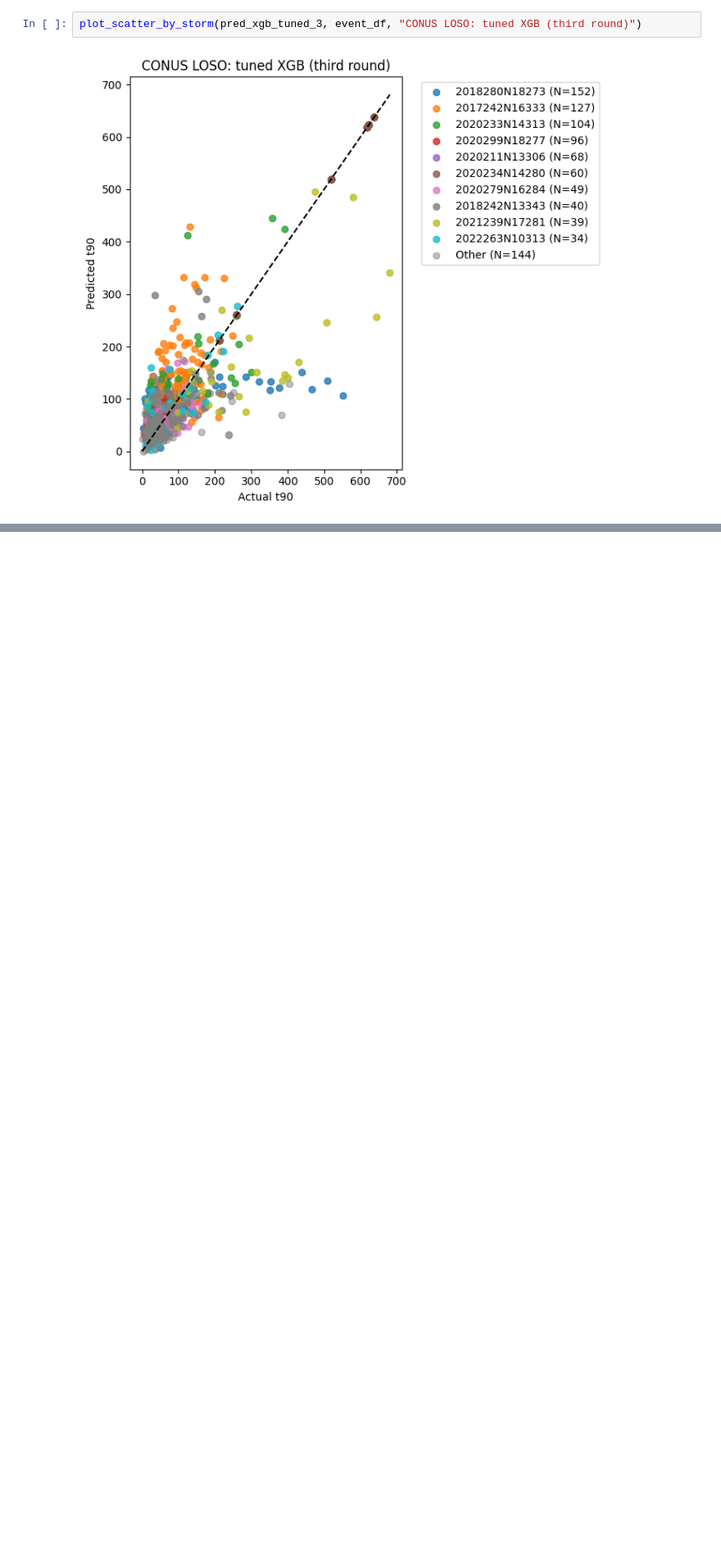
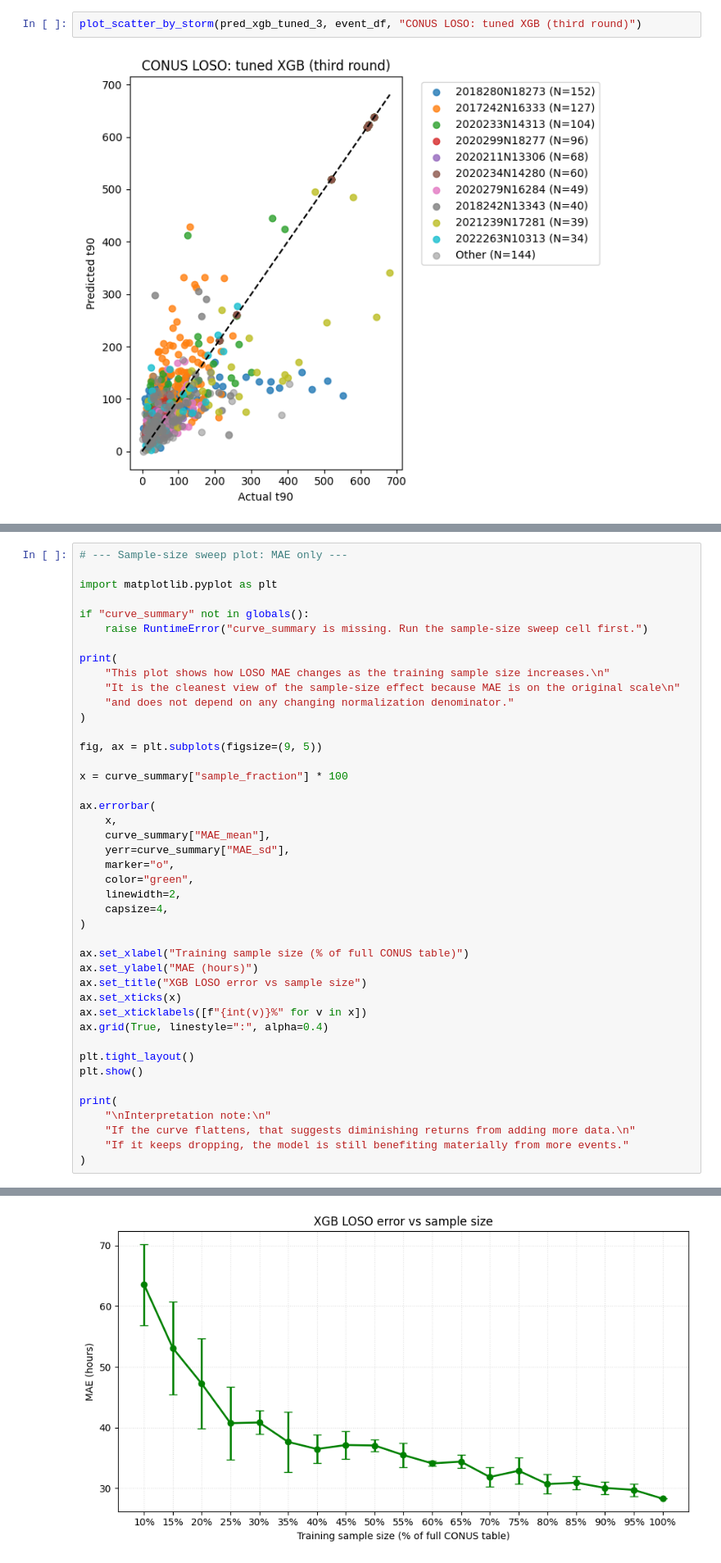
Before and after one commit to lukemccarvill/outage-recovery-forecasting, a Jupyter notebook: python_scripts/CONUS_modelling.ipynb, the cells around one changed output, grey strips where cells are left out. Shown at 82% size. Saved outputs shown, nothing was run; the diff lists cells and outputs as text; blank space fills up the shorter version.

```diff
--- a/python_scripts/CONUS_modelling.ipynb
+++ b/python_scripts/CONUS_modelling.ipynb
@@ -2132,0 +2815,44 @@ plot_scatter_by_storm(pred_xgb_tuned_3, event_df, "CONUS LOSO: tuned XGB (third
+# %%
+# --- Sample-size sweep plot: MAE only ---
+
+import matplotlib.pyplot as plt
+
+if "curve_summary" not in globals():
+    raise RuntimeError("curve_summary is missing. Run the sample-size sweep cell first.")
+
+print(
+    "This plot shows how LOSO MAE changes as the training sample size increases.\n"
+    "It is the cleanest view of the sample-size effect because MAE is on the original scale\n"
+    "and does not depend on any changing normalization denominator."
+)
+
+fig, ax = plt.subplots(figsize=(9, 5))
+
+x = curve_summary["sample_fraction"] * 100
+
+ax.errorbar(
+    x,
+    curve_summary["MAE_mean"],
+    yerr=curve_summary["MAE_sd"],
+    marker="o",
+    color="green",
+    linewidth=2,
+    capsize=4,
+)
+
+ax.set_xlabel("Training sample size (% of full CONUS table)")
+ax.set_ylabel("MAE (hours)")
+ax.set_title("XGB LOSO error vs sample size")
+ax.set_xticks(x)
+ax.set_xticklabels([f"{int(v)}%" for v in x])
+ax.grid(True, linestyle=":", alpha=0.4)
+
+plt.tight_layout()
+plt.show()
+
+print(
+    "\nInterpretation note:\n"
+    "If the curve flattens, that suggests diminishing returns from adding more data.\n"
+    "If it keeps dropping, the model is still benefiting materially from more events."
+)
+# %% [output]
@@ -2132,0 +2862 @@ plot_scatter_by_storm(pred_xgb_tuned_3, event_df, "CONUS LOSO: tuned XGB (third
+[figure, added]
```
Also changed, not shown: parts of 16 cells of this notebook, 3 other files.
